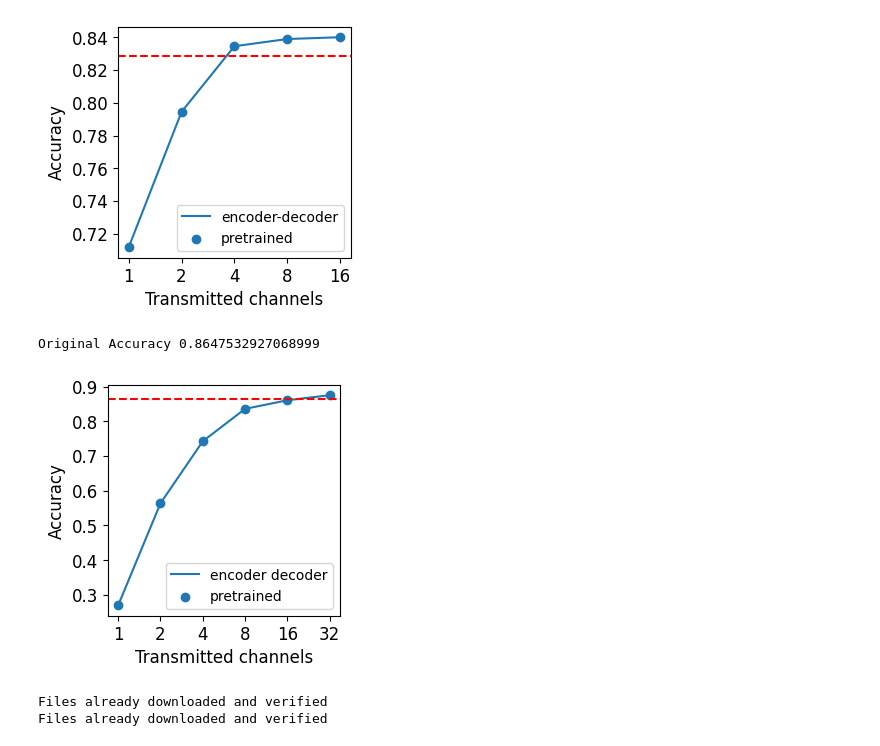
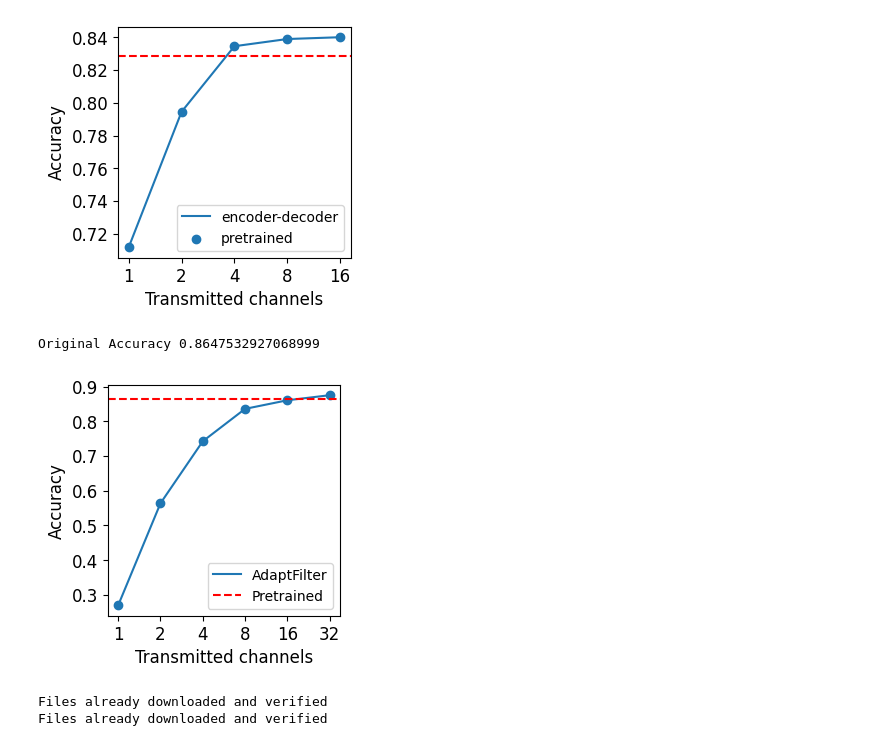
Before and after one commit to TonyPeng-2018/Adaptfilter, a Jupyter notebook: plot_result.ipynb, the cells around one changed output. Drawn from its saved outputs; the diff is of its cells as text; code cells hidden in the pictures.

```diff
--- a/plot_result.ipynb
+++ b/plot_result.ipynb
@@ -206,36 +206,36 @@ with torch.no_grad():
         out = out == target
         original_accuracy += np.sum(out.cpu().numpy())
 # plot the seaborn
 import seaborn as sns
 import matplotlib.pyplot as plt
 import pandas as pd
 import numpy as np
 import matplotlib.pyplot as plt
 
 gate_results = np.array(gate_results)
 gate_results = gate_results / len(test.dataset)
 gate_results = gate_results.sum(axis=1)
 original_accuracy = original_accuracy / len(test.dataset)
 print('Original Accuracy', original_accuracy)
 
 plt.figure(figsize=(3, 3))
-plt.plot([str(x) for x in middle_size_resnet.values()], gate_results,label='encoder decoder')
+plt.plot([str(x) for x in middle_size_resnet.values()], gate_results,label='AdaptFilter')
 # plat a star for each point
 plt.scatter([str(x) for x in middle_size_resnet.values()], gate_results)
 # plot the average accuracy
-plt.axhline(y=original_accuracy, color='r', linestyle='--',label='pretrained')
+plt.axhline(y=original_accuracy, color='r', linestyle='--',label='Pretrained')
 # plt.title('MobileNetV2 CIFAR-10 Accuracy')
 # plt.xlabel('Gate (Number of channels transmitted)')
 plt.xlabel('Transmitted channels', fontsize=12)
 plt.xticks(fontsize=12)
 plt.ylabel('Accuracy', fontsize=12)
 plt.yticks(fontsize=12)
 plt.legend()
 plt.savefig('./Plots/resnet_imagenet_middle_acc.svg')
 plt.show()
 # %% [output]
 Original Accuracy 0.8647532927068999
-[figure, old version]
+[figure, new version]
 # %%
 # dataset = 'cifar10', model = mobile, exit rate vs gate
 device = 'cuda:0'
```
Also changed, not shown: parts of 3 cells of this notebook, 24 other files.
